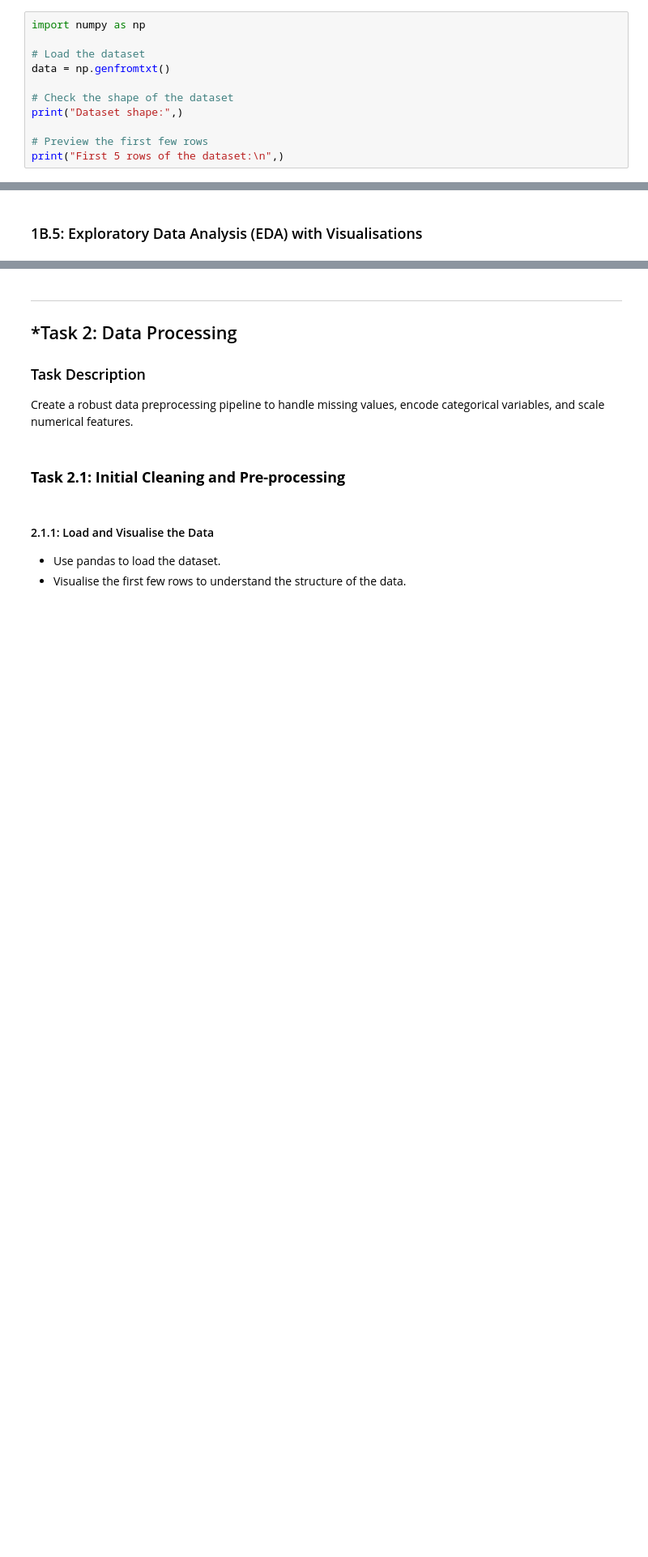
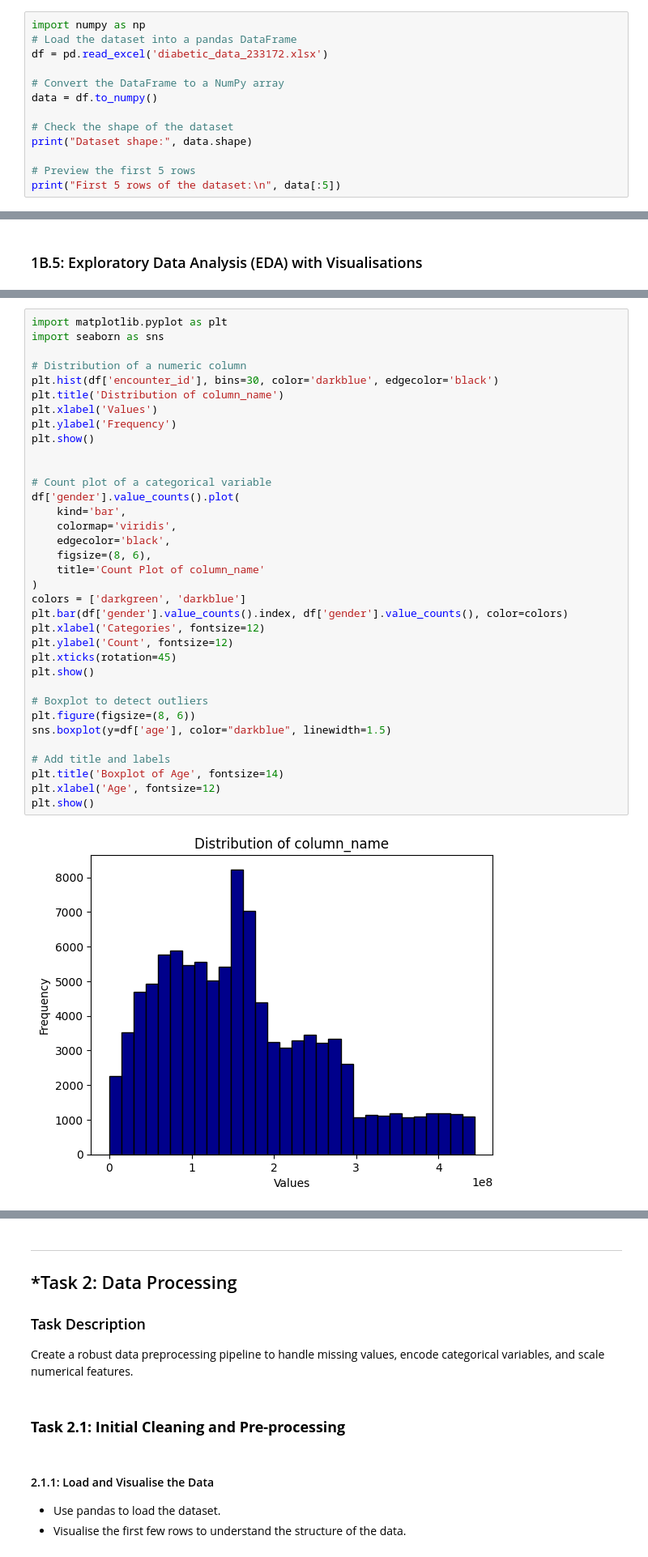
Before and after one commit to GabrielJukema233172/FinalDeliverables1B, a Jupyter notebook: CreativeBrief_GabrielJukema_233172.ipynb, the cells around one changed output, grey strips where cells are left out. Shown at 81% size. Saved outputs shown, nothing was run; the diff lists cells and outputs as text; blank space fills up the shorter version.

```diff
--- a/CreativeBrief_GabrielJukema_233172.ipynb
+++ b/CreativeBrief_GabrielJukema_233172.ipynb
@@ -119,12 +221,14 @@ import
 ### 1B.3: Load and Explore a Dataset Using NumPy
 # %%
 import numpy as np
+# Load the dataset into a pandas DataFrame
+df = pd.read_excel('diabetic_data_233172.xlsx')
 
-# Load the dataset
-data = np.genfromtxt()
+# Convert the DataFrame to a NumPy array
+data = df.to_numpy()
 
 # Check the shape of the dataset
-print("Dataset shape:",)
+print("Dataset shape:", data.shape)
 
-# Preview the first few rows
-print("First 5 rows of the dataset:\n",)
+# Preview the first 5 rows
+print("First 5 rows of the dataset:\n", data[:5])
@@ -155,0 +340,37 @@ plt.show()
+# %%
+import matplotlib.pyplot as plt
+import seaborn as sns
+
+# Distribution of a numeric column
+plt.hist(df['encounter_id'], bins=30, color='darkblue', edgecolor='black')
+plt.title('Distribution of column_name')
+plt.xlabel('Values')
+plt.ylabel('Frequency')
+plt.show()
+
+
+# Count plot of a categorical variable
+df['gender'].value_counts().plot(
+    kind='bar',
+    colormap='viridis',
+    edgecolor='black',
+    figsize=(8, 6),
+    title='Count Plot of column_name'
+)
+colors = ['darkgreen', 'darkblue']
+plt.bar(df['gender'].value_counts().index, df['gender'].value_counts(), color=colors)
+plt.xlabel('Categories', fontsize=12)
+plt.ylabel('Count', fontsize=12)
+plt.xticks(rotation=45)
+plt.show()
+
+# Boxplot to detect outliers
+plt.figure(figsize=(8, 6))
+sns.boxplot(y=df['age'], color="darkblue", linewidth=1.5)
+
+# Add title and labels
+plt.title('Boxplot of Age', fontsize=14)
+plt.xlabel('Age', fontsize=12)
+plt.show()
+# %% [output]
+[figure, added]
```
Also changed, not shown: parts of 90 cells of this notebook.
